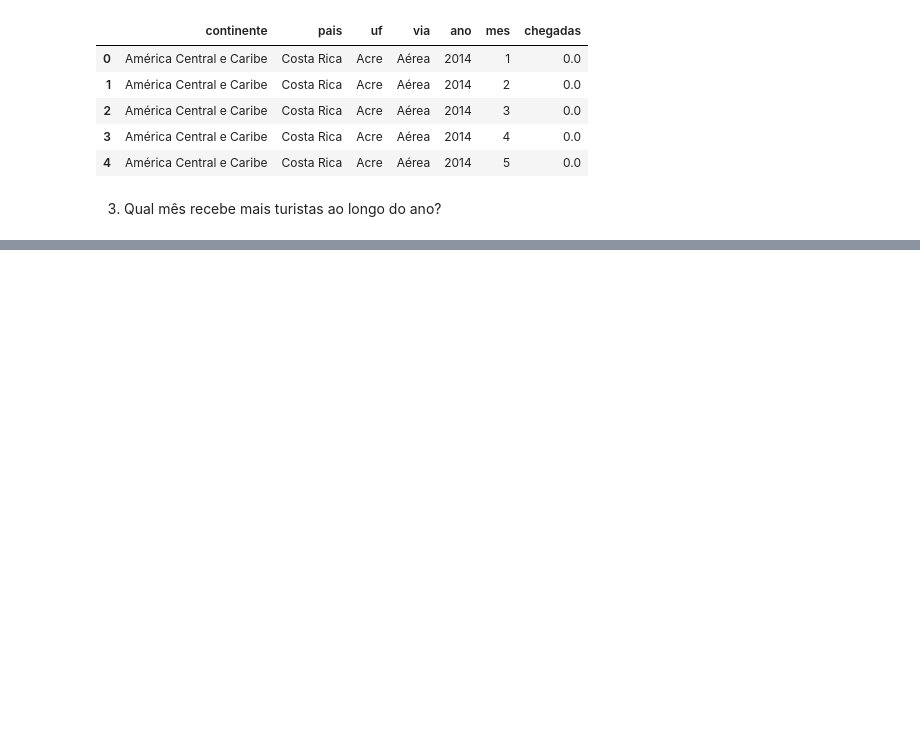
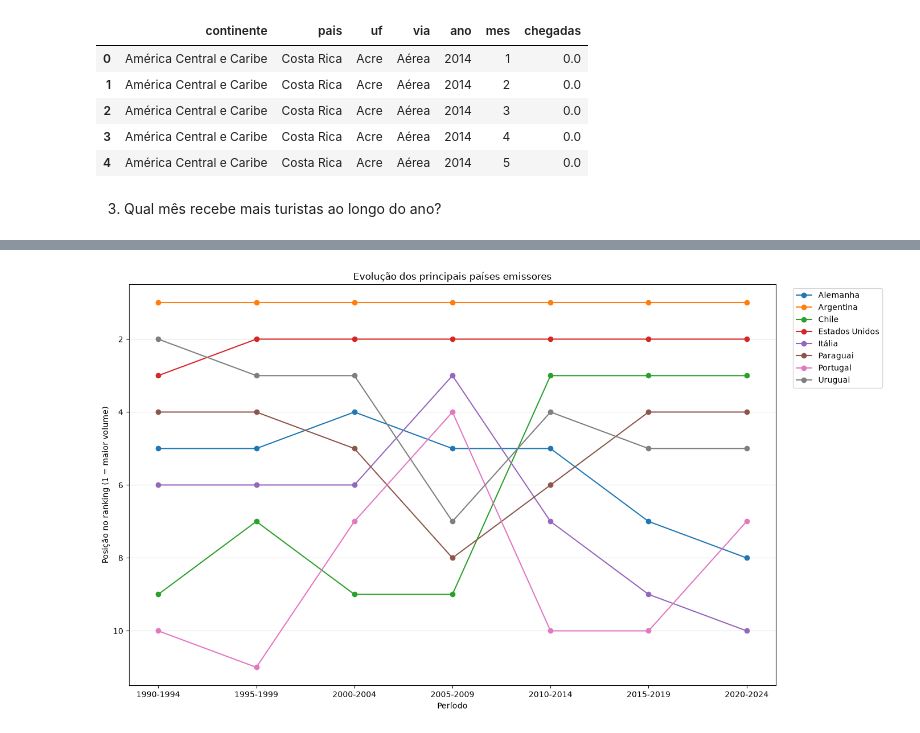
Before and after one commit to r3lc0ts/Projeto-AEDV, a Jupyter notebook: notebook/notebook_turismo.ipynb, the cells around one changed output, grey strips where cells are left out. Cells and saved outputs as stored; diff of their text form; code cells hidden in the pictures; blank space fills up the shorter version.

```diff
--- a/notebook/notebook_turismo.ipynb
+++ b/notebook/notebook_turismo.ipynb
@@ -225,0 +418,53 @@ display(agrupamento_pais_via.head(20))
+# %%
+
+# 5. Selecionar países que apareceram no Top 5 em algum período
+paises_top5 = top5["pais"].unique()
+
+evolucao = historico[
+    historico["pais"].isin(paises_top5)
+]
+
+# 6. Organizar os rankings em uma tabela
+matriz_ranking = evolucao.pivot(
+    index="pais",
+    columns="periodo",
+    values="ranking"
+)
+
+ordem_periodos = [
+    f"{inicio}-{fim}" if inicio != fim else str(inicio)
+    for inicio, fim in periodos
+]
+
+matriz_ranking = matriz_ranking.reindex(
+    columns=ordem_periodos
+)
+
+# 7. Plotar evolução do ranking
+plt.figure(figsize=(14, 8))
+
+for pais in matriz_ranking.index:
+
+    plt.plot(
+        matriz_ranking.columns,
+        matriz_ranking.loc[pais],
+        marker="o",
+        label=pais
+    )
+
+plt.gca().invert_yaxis()
+
+plt.title("Evolução dos principais países emissores")
+plt.xlabel("Período")
+plt.ylabel("Posição no ranking (1 = maior volume)")
+
+plt.legend(
+    bbox_to_anchor=(1.02, 1),
+    loc="upper left"
+)
+
+plt.grid(axis="y", alpha=0.3)
+plt.tight_layout()
+plt.show()
+# %% [output]
+[figure, added]
```
Also changed, not shown: parts of 6 cells of this notebook.
